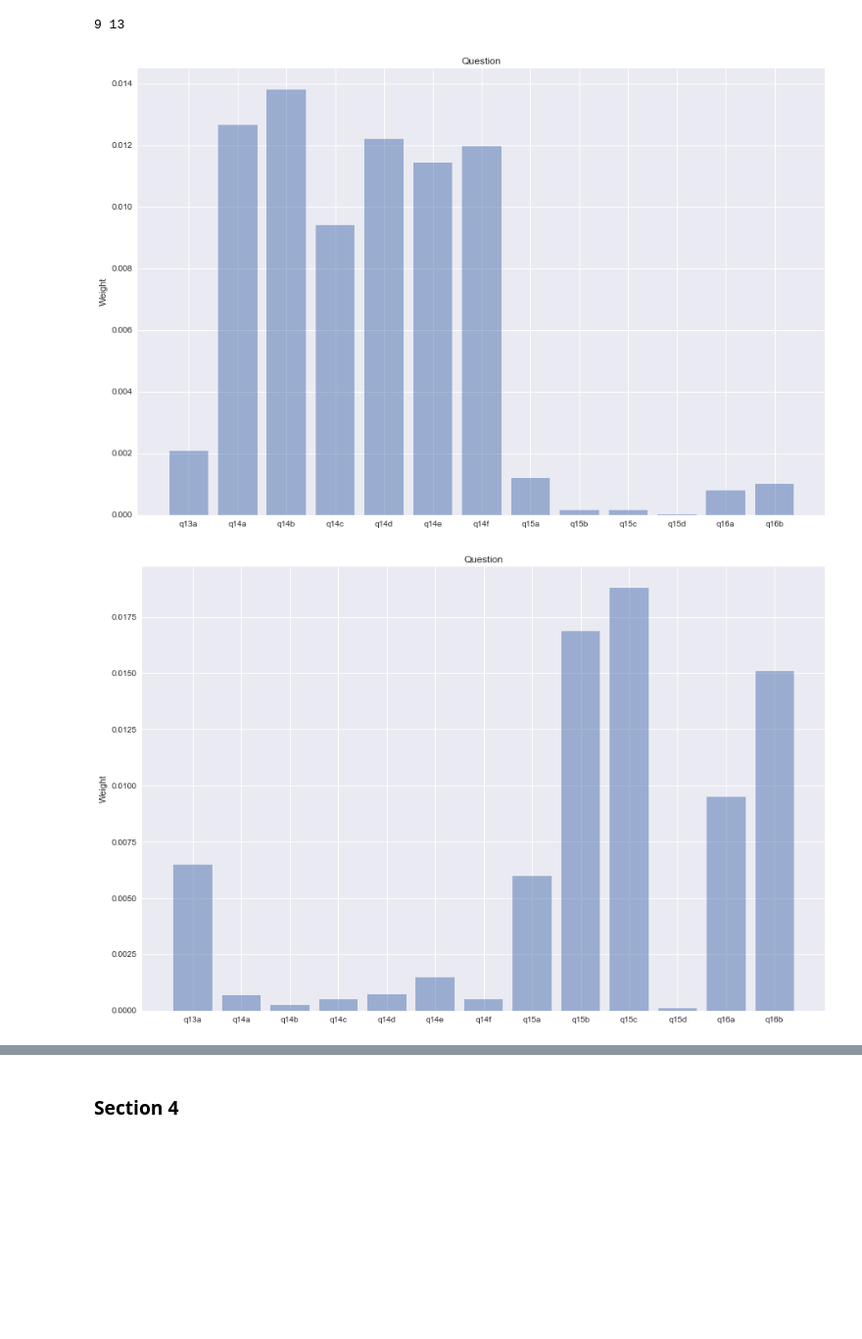
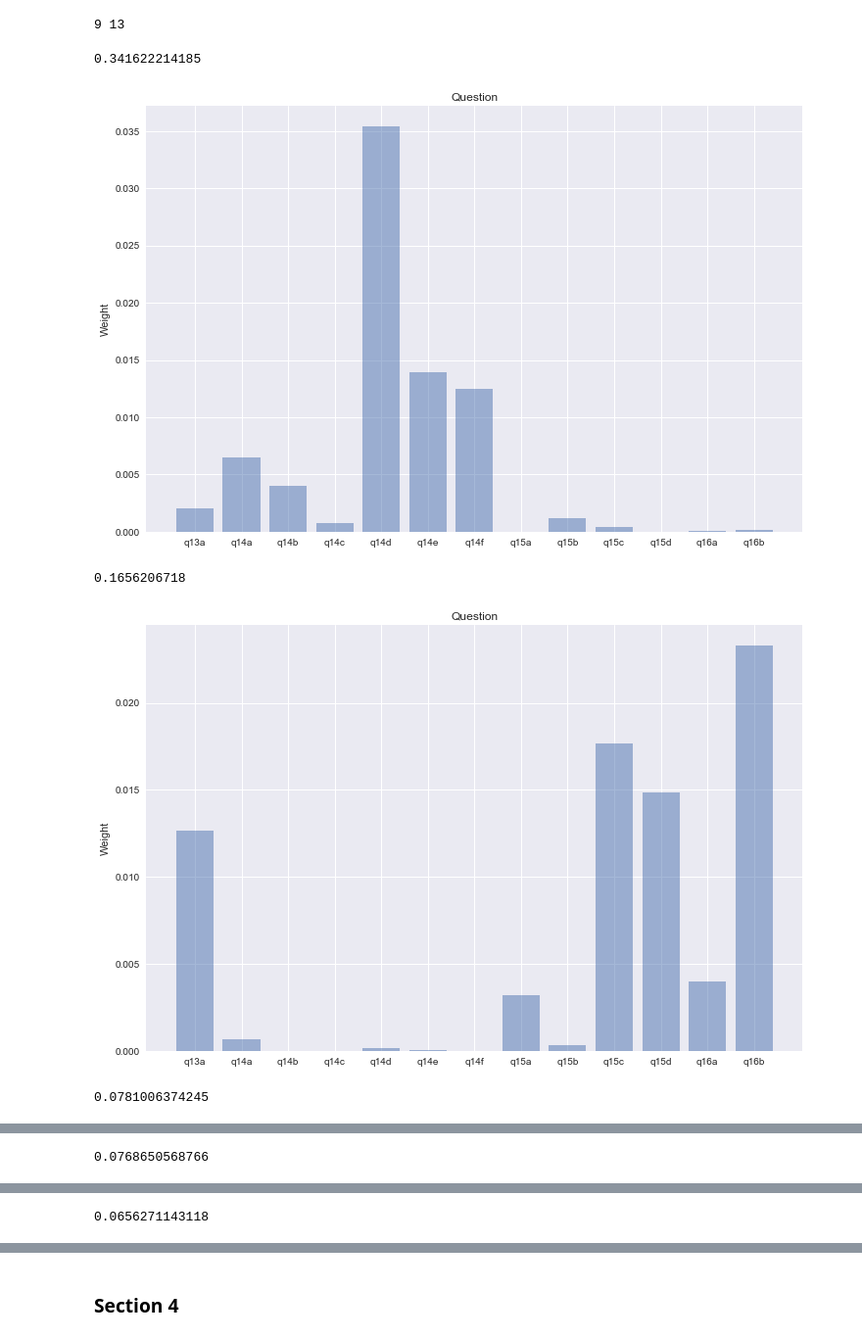
Before and after one commit to niniko1997/sjsp, a Jupyter notebook: analysis_notebooks/svd_rf.ipynb, the cells around one changed output, grey strips where cells are left out. Shown at 98% size. Drawn from its saved outputs; the diff is of its cells as text; code cells hidden in the pictures; blank space fills up the shorter version.

```diff
--- a/analysis_notebooks/svd_rf.ipynb
+++ b/analysis_notebooks/svd_rf.ipynb
@@ -156,11 +160,12 @@ print(thresh_one, len(norm_s1))
 #check weights for each component
 
 #normalize the v1
-norm_v1 = normalize_v(v1)
+norm_v1t = normalize_v(v1.transpose())
 
 #go through the numbe of dimensions that maintain threshhold and depict the column importance
 for i in range(0, thresh_one):
-    col = norm_v1[i]
+    col = norm_v1t[i]
 
+    print(norm_s1[i])
     plot_bar(col, section_one.columns)
 # %% [output]
@@ -225,11 +230,12 @@ print(thresh_two, len(norm_s2))
 #check weights for each component
 
 #normalize the v1
-norm_v2 = normalize_v(v2)
+norm_v2t = normalize_v(v2.transpose())
 
 #go through the numbe of dimensions that maintain threshhold and depict the column importance
 for i in range(0, thresh_two):
-    col = norm_v2[i]
+    col = norm_v2t[i]
 
-    plot_bar(col, section_two.columns)
+    print(norm_s2[i])
+    plot_bar(col, section_two.columns, fig_size=(10,6))
 # %% [output]
@@ -290,14 +302,18 @@ print(thresh_three, len(norm_s3))
 # %%
 #check weights for each component
 
 #normalize the v1
-norm_v3 = normalize_v(v3)
+norm_v3t = normalize_v(v3.transpose())
 
 #go through the numbe of dimensions that maintain threshhold and depict the column importance
 for i in range(0, thresh_three):
-    col = norm_v3[i]
+    col = norm_v3t[i]
 
-    plot_bar(col, section_three.columns)
+    print(norm_s3[i])
+    plot_bar(col, section_three.columns, fig_size=(12,8))
 # %% [output]
+0.341622214185
-[figure, old version]
+[figure, new version]
+0.1656206718
-[figure, old version]
+[figure, new version]
+0.0781006374245
@@ -304,0 +321 @@ for i in range(0, thresh_three):
+0.0768650568766
@@ -305,0 +323 @@ for i in range(0, thresh_three):
+0.0656271143118
```
Also changed, not shown: parts of 5 cells of this notebook.
